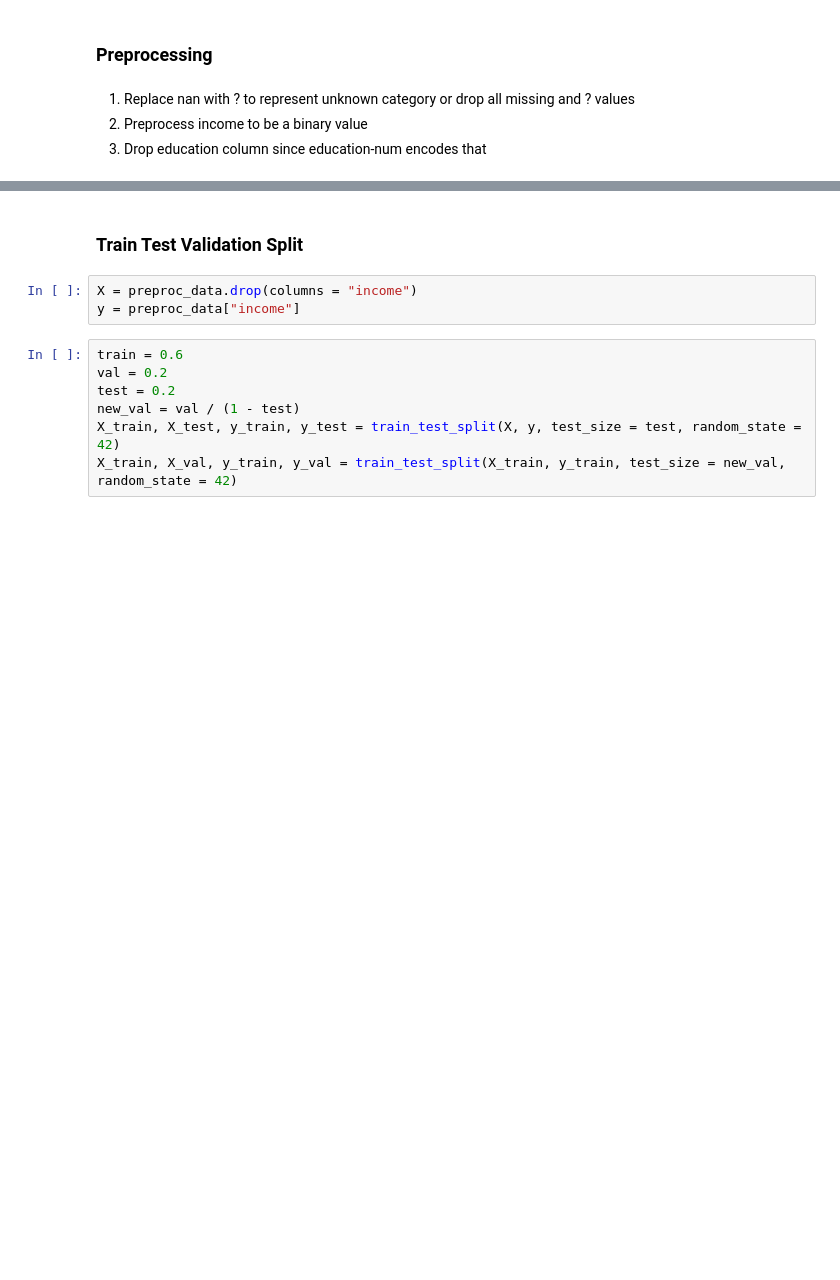
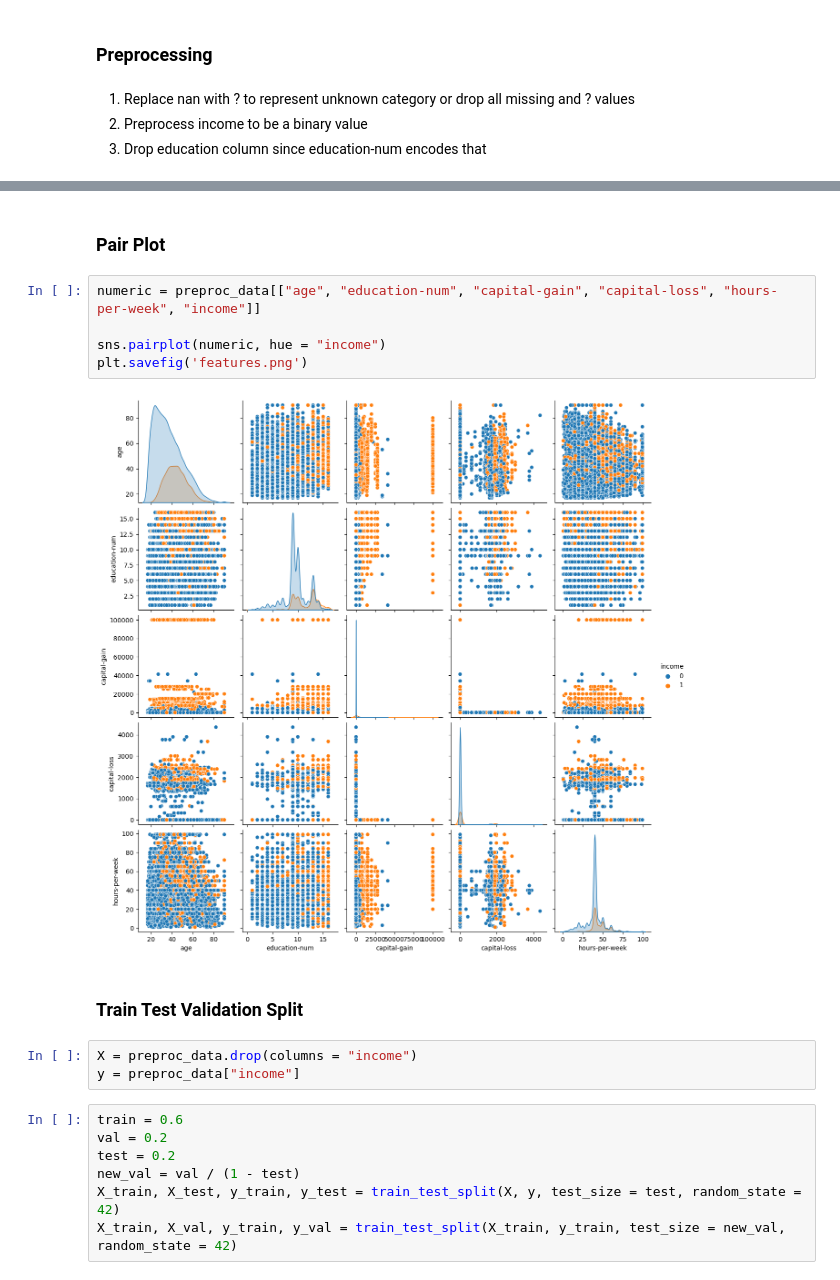
Before and after one commit to Jystine/dsc148-project, a Jupyter notebook: raine-eda.ipynb, the cells around one changed output, grey strips where cells are left out. Saved outputs shown, nothing was run; the diff lists cells and outputs as text; blank space fills up the shorter version.

```diff
--- a/raine-eda.ipynb
+++ b/raine-eda.ipynb
@@ -147,3 +479,12 @@ preproc_data
+# %% [markdown]
+### Pair Plot
+# %%
+numeric = preproc_data[["age", "education-num", "capital-gain", "capital-loss", "hours-per-week", "income"]]
+
+sns.pairplot(numeric, hue = "income")
+plt.savefig('features.png')
+# %% [output]
+[figure, added]
 # %% [markdown]
 ### Train Test Validation Split
 # %%
```
Also changed, not shown: parts of 48 cells of this notebook.
